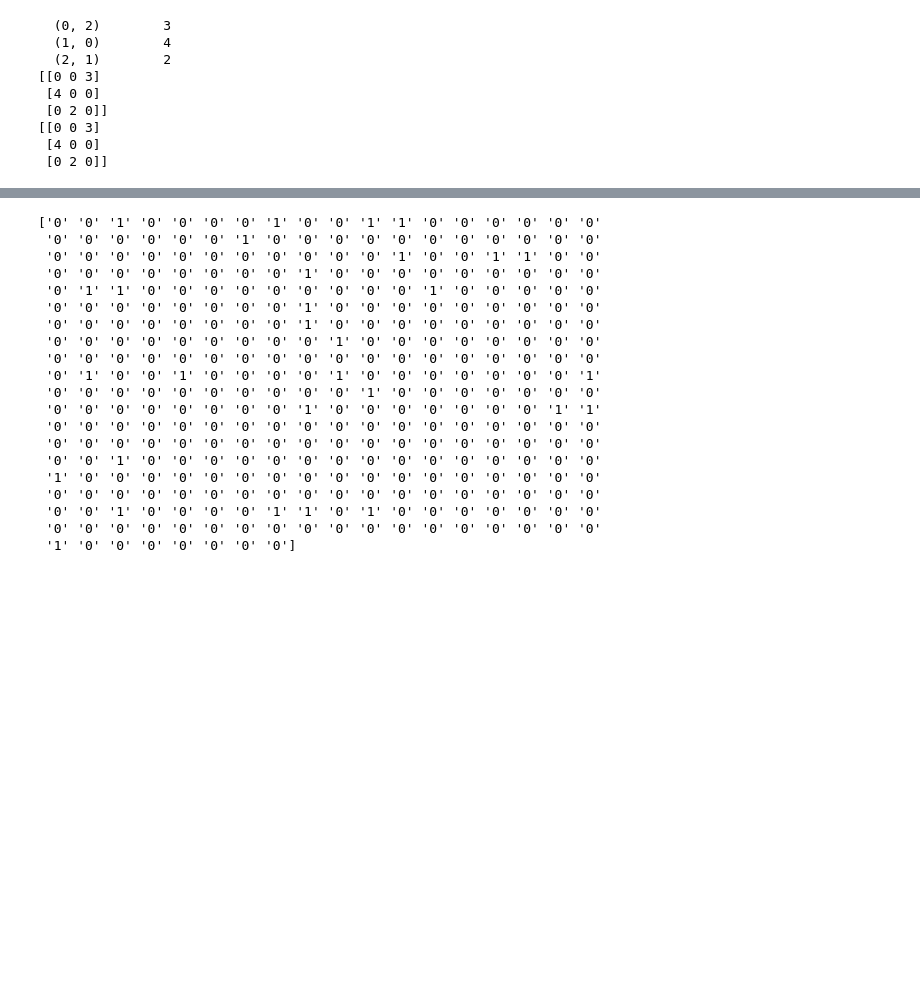
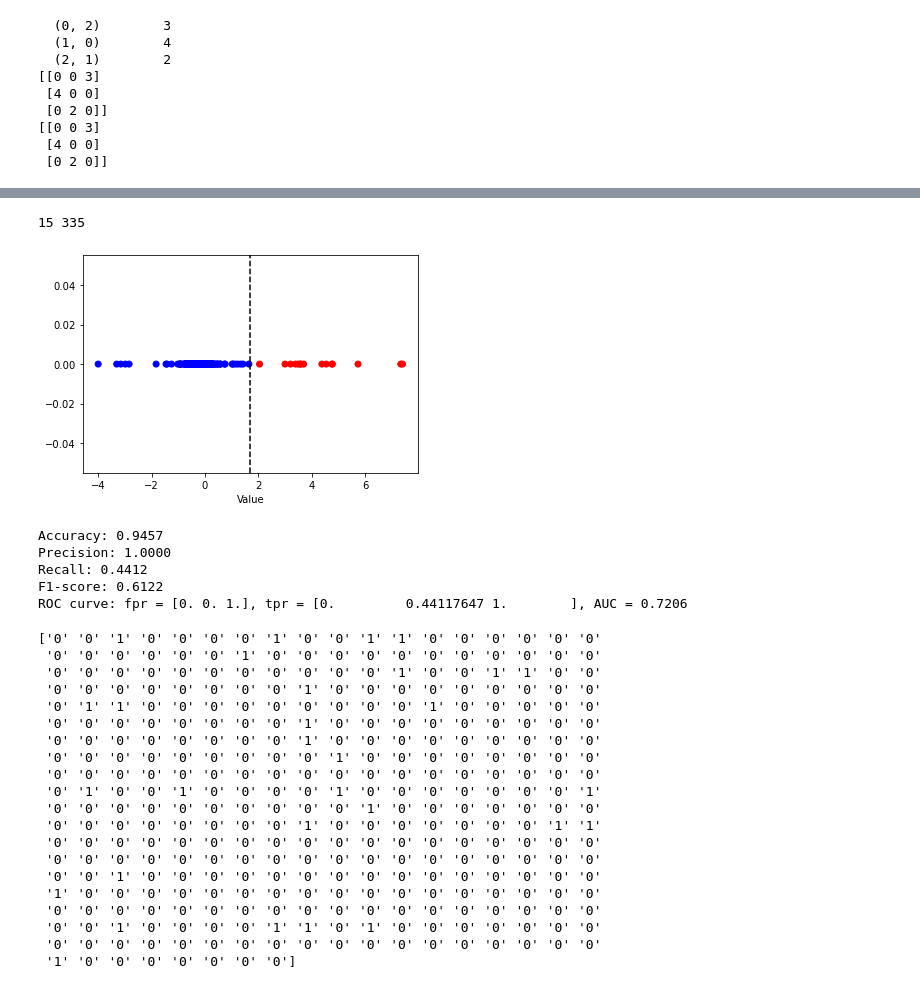
Before and after one commit to AzureCharles/Drug-Activity-Prediction-Dorothea-Dataset, a Jupyter notebook: Dorothea_DrugActivityPrediction.ipynb, the cells around one changed output, grey strips where cells are left out. Cells and saved outputs as stored; diff of their text form; code cells hidden in the pictures; blank space fills up the shorter version.

```diff
--- a/Dorothea_DrugActivityPrediction.ipynb
+++ b/Dorothea_DrugActivityPrediction.ipynb
@@ -26,9 +26,9 @@ def loadData(trainingFile, testingFile):
 
     train_labels = np.asarray(train_labels_list)
     train_data = convert2Dataframe(train_data_list)
-    train_data.head()
+    #train_data.head()
     test_data = convert2Dataframe(testFile)
-    test_data.head()
+    #test_data.head()
 
     return train_data, test_data, train_labels
 # %%
@@ -66,13 +66,13 @@ def pca(train_data, test_data, k):
 
     return PCA_projected_trainData, PCA_projected_testData
 
-def lda(train_data, test_data, k):
+def lda(train_data,train_labels, test_data,test_labels, k):
     # 创建线性判别分析对象，并指定降维后的维度为2
     lda = LinearDiscriminantAnalysis(n_components = k)
 
     # 对数据进行降维，并查看方差比例
-    LDA_projected_trainData = lda.fit_transform(train_data)
-    LDA_projected_testData = lda.fit_transform(test_data)
+    LDA_projected_trainData = lda.fit_transform(train_data,train_labels)
+    LDA_projected_testData = lda.fit_transform(test_data,test_labels)
     print(lda.transform(test_data))
     print(lda.explained_variance_ratio_)
     return LDA_projected_trainData, LDA_projected_testData
@@ -103,8 +103,10 @@ print(dense_matrix)
 train_data, test_data, train_labels = loadData('train.dat', 'test.dat')
 # %%
 #Reduce the number of dimensions from 100000 to 500 using PCA or LDA
+train_labels = train_labels.astype(int)
+test_labels = np.array(loadFile('valid_labels.dat')).astype(int)
 PCA_projected_trainData, PCA_projected_testData = pca(train_data, test_data, 500)
-LDA_projected_trainData, LDA_projected_testData = lda(train_data, test_data, 500)
+LDA_projected_trainData, LDA_projected_testData = lda(train_data,train_labels, test_data,test_labels, 1)
 print(PCA_projected_trainData, PCA_projected_testData)
 print(LDA_projected_trainData, LDA_projected_testData)
 # %% [output]
@@ -112,3 +130,67 @@ ValueError: could not convert string to float: '191 367 614 634 711 1202 1220 13
+# %%
+import matplotlib.pyplot as plt
+
+
+
+# 创建一个随机的 n*1 数组
+#n = 10
+#arr = np.random.randn(n, 1)
+# 统计正数和负数的个数
+#print(arr)
+# 设置阈值
+threshold = np.max(LDA_projected_testData)-0.5*(np.max(LDA_projected_testData)-np.min(LDA_projected_testData))
+pos_count = np.count_nonzero(LDA_projected_testData > threshold)
+neg_count = np.count_nonzero(LDA_projected_testData < threshold)
+print(pos_count, neg_count)
+
+# 根据阈值设置颜色
+colors = np.ravel(np.where(LDA_projected_testData > threshold, 'red', 'blue'))
+
+# 绘制散点图
+plt.scatter(LDA_projected_testData, np.zeros(np.size(LDA_projected_testData,0)), c=colors)
+plt.axvline(threshold, color='k', linestyle='--') # 绘制阈值线
+plt.xlabel('Value')
+plt.show()
+# 5 5
+# %% [output]
+15 335
+[figure, added]
+# %%
+# 导入sklearn.metrics模块
+from sklearn.metrics import accuracy_score, precision_score, recall_score, f1_score, roc_curve, auc
+
+# 定义真实标签和预测标签
+y_pred = []
+for i in range(np.size(LDA_projected_testData,0)):
+    if LDA_projected_testData[i,0]>threshold:
+        y_pred.append(1)
+    else:y_pred.append(0)
+# 计算准确率
+acc = accuracy_score(test_labels, y_pred)
+print("Accuracy: {:.4f}".format(acc))
+
+# 计算精确率
+precision = precision_score(test_labels, y_pred)
+print("Precision: {:.4f}".format(precision))
+
+# 计算召回率
+recall = recall_score(test_labels, y_pred)
+print("Recall: {:.4f}".format(recall))
+
+# 计算F1分数
+f1 = f1_score(test_labels, y_pred)
+print("F1-score: {:.4f}".format(f1))
+
+# 计算ROC曲线和AUC
+fpr, tpr, thresholds = roc_curve(test_labels, y_pred)
+roc_auc = auc(fpr, tpr)
+print("ROC curve: fpr = {}, tpr = {}, AUC = {:.4f}".format(fpr, tpr, roc_auc))
+# %% [output]
+Accuracy: 0.9457
+Precision: 1.0000
+Recall: 0.4412
+F1-score: 0.6122
+ROC curve: fpr = [0. 0. 1.], tpr = [0.         0.44117647 1.        ], AUC = 0.7206
 # %%
 from sklearn.naive_bayes import BernoulliNB
 #Perform Bernoulli's Naive Bayes Classification
```
Also changed, not shown: parts of 2 cells of this notebook.
